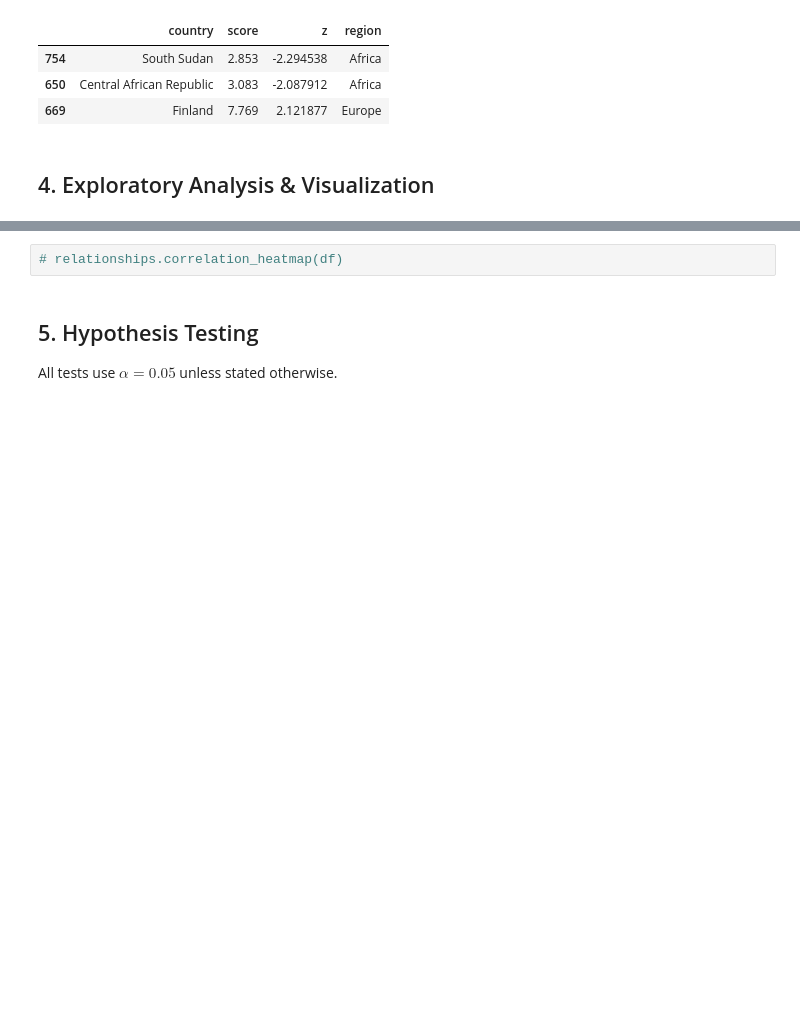
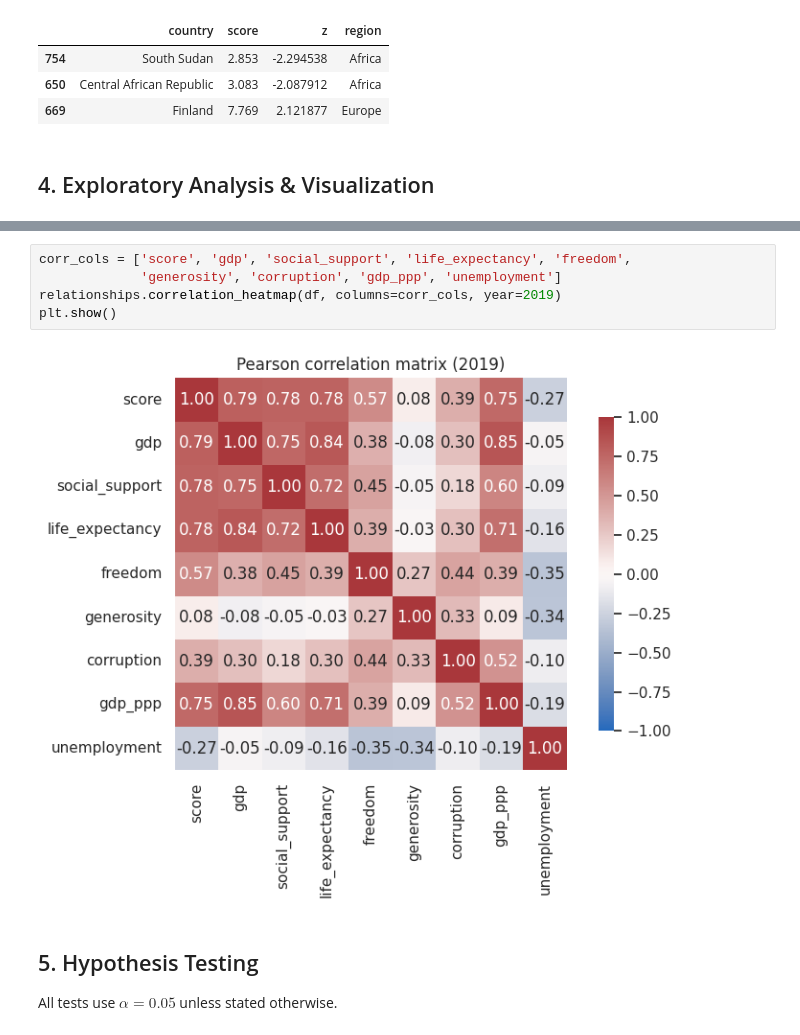
Before and after one commit to lizzardbald/happiness-report-research, a Jupyter notebook: Main.ipynb, the cells around one changed output, grey strips where cells are left out. Cells and saved outputs as stored; diff of their text form; blank space fills up the shorter version.

```diff
--- a/Main.ipynb
+++ b/Main.ipynb
@@ -279,5 +298,10 @@ _TODO: highlight strongest pairwise correlations, foreshadow H2._
 # %%
-# relationships.correlation_heatmap(df)
+corr_cols = ['score', 'gdp', 'social_support', 'life_expectancy', 'freedom',
+             'generosity', 'corruption', 'gdp_ppp', 'unemployment']
+relationships.correlation_heatmap(df, columns=corr_cols, year=2019)
+plt.show()
+# %% [output]
+[figure, added]
 # %% [markdown]
 ## 5. Hypothesis Testing
 
```
Also changed, not shown: parts of 7 cells of this notebook.
